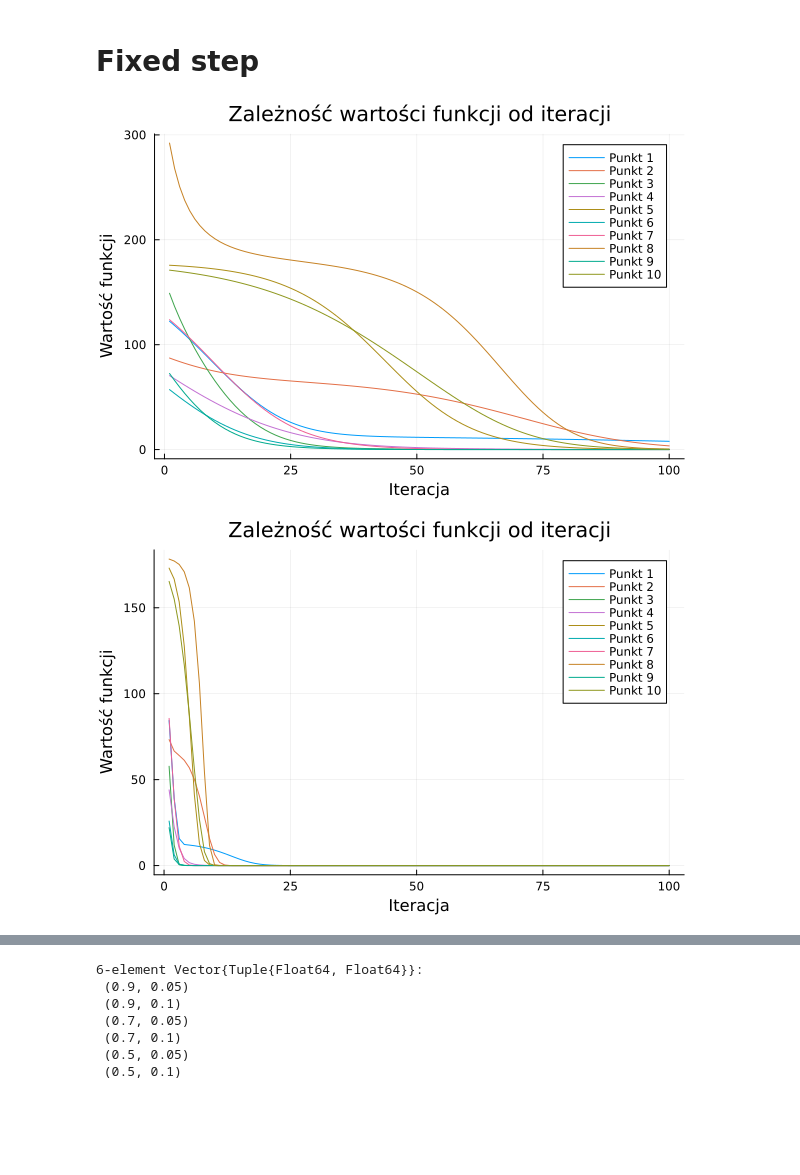
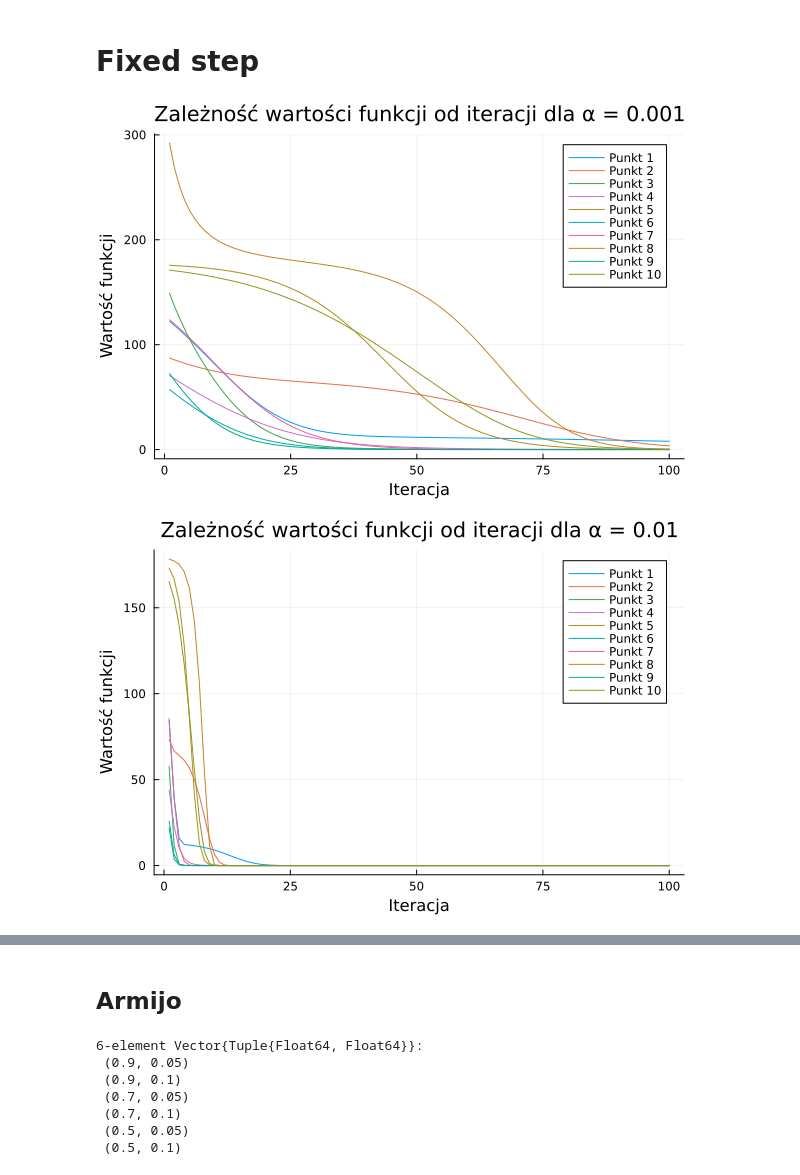
Before and after one commit to kKedaRr3/Metody-i-Algorytmy-Optymalizacji, a Jupyter notebook: lab01/zad1.ipynb, the cells around one changed output, grey strips where cells are left out. Cells and saved outputs as stored; diff of their text form; code cells hidden in the pictures; blank space fills up the shorter version.

```diff
--- a/lab01/zad1.ipynb
+++ b/lab01/zad1.ipynb
@@ -108,25 +108,26 @@ himmelblau_gradient (generic function with 1 method)
 # %%
 Random.seed!(42)
 num_points = 10
 start_points = [(rand(Uniform(-5, 5)), rand(Uniform(-5, 5))) for _ in 1:num_points]
 
 all_cost_histories = []
 α_values = [0.001, 0.01, 0.025]
 iterations = 100
 
 for α in α_values
     for (x0, y0) in start_points
         x_opt, y_opt, cost_history = gradient_descent_fixed_step(x0, y0, α, iterations, himmelblau, himmelblau_gradient)
         push!(all_cost_histories, cost_history)
     end
 
-    local plt = plot(1:iterations, all_cost_histories[1], label="Punkt 1", xlabel="Iteracja", ylabel="Wartość funkcji", title="Zależność wartości funkcji od iteracji")
+    local plt = plot(1:iterations, all_cost_histories[1], label="Punkt 1", xlabel="Iteracja", ylabel="Wartość funkcji", title="Zależność wartości funkcji od iteracji dla α = $α")
     for i in 2:num_points
         plot!(plt, 1:iterations, all_cost_histories[i], label="Punkt $i")
     end
+
     display(plt)
     global all_cost_histories = []
 end
 # %% [output]
-[figure, old version]
+[figure, new version]
-[figure, old version]
+[figure, new version]
@@ -136 +135,3 @@ end
+# %% [markdown]
+## Armijo
 # %%
```
Also changed, not shown: parts of 11 cells of this notebook.
